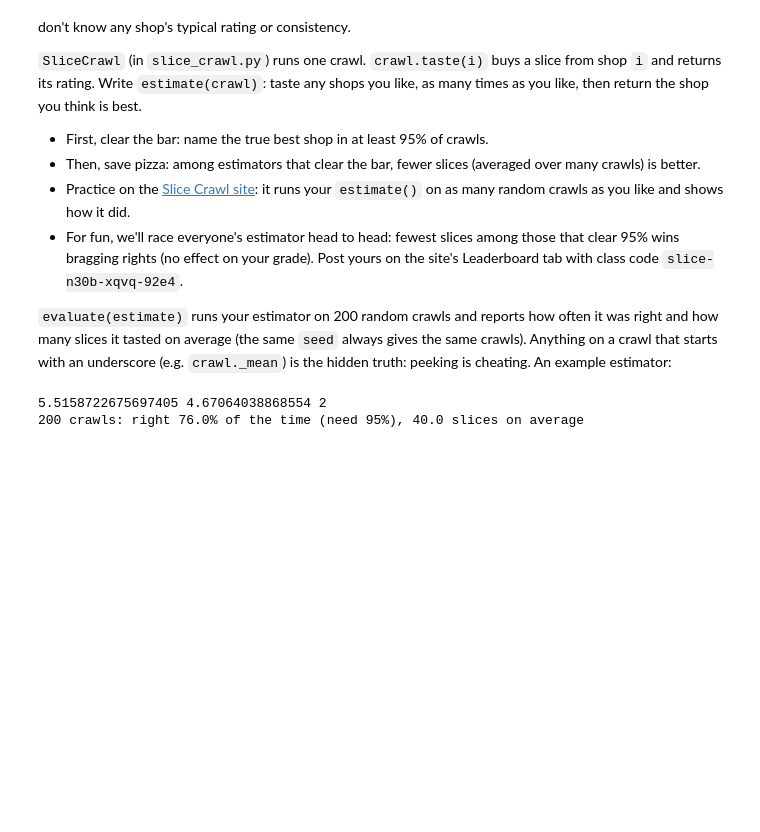
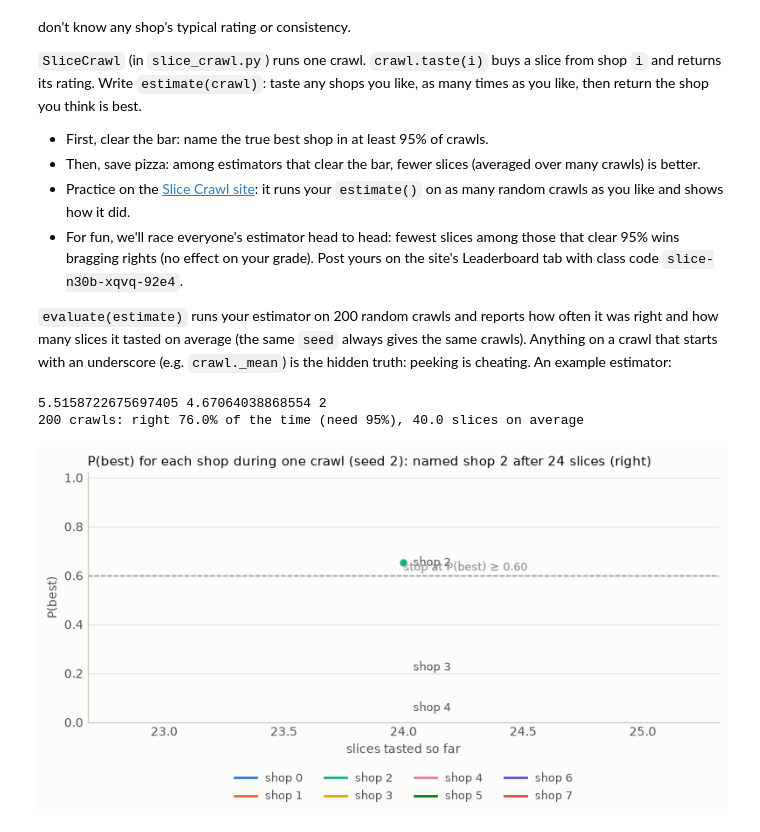
Before and after one commit to emmagershman/DS4400-PizzaSlice-Puzzle, a Jupyter notebook: slice_stud_higger.ipynb, the cells around one changed output. Saved outputs shown, nothing was run; the diff lists cells and outputs as text; code cells hidden in the pictures; blank space fills up the shorter version.

Commit message:
final visualization and files

```diff
--- a/slice_stud_higger.ipynb
+++ b/slice_stud_higger.ipynb
@@ -79,0 +75,8 @@ plot_grid_table()     # why n0=3, 0.86: reads grid_results.csv (made by run_grid
+# %%
+from slice_helpers import plot_pbest, plot_grid_table, plot_slices_per_shop
+
+plot_pbest(seed=2)   # one close race: P(best) of each shop as slices are tasted
+plot_slices_per_shop(seed=2)  # how many slices were tasted from each shop
+#plot_grid_table()     # why n0=3, 0.86: reads grid_results.csv (made by run_grid(), ~20 min)
+# %% [output]
+[figure, added]
```
Also changed, not shown: parts of 3 cells of this notebook, 2 other files.
